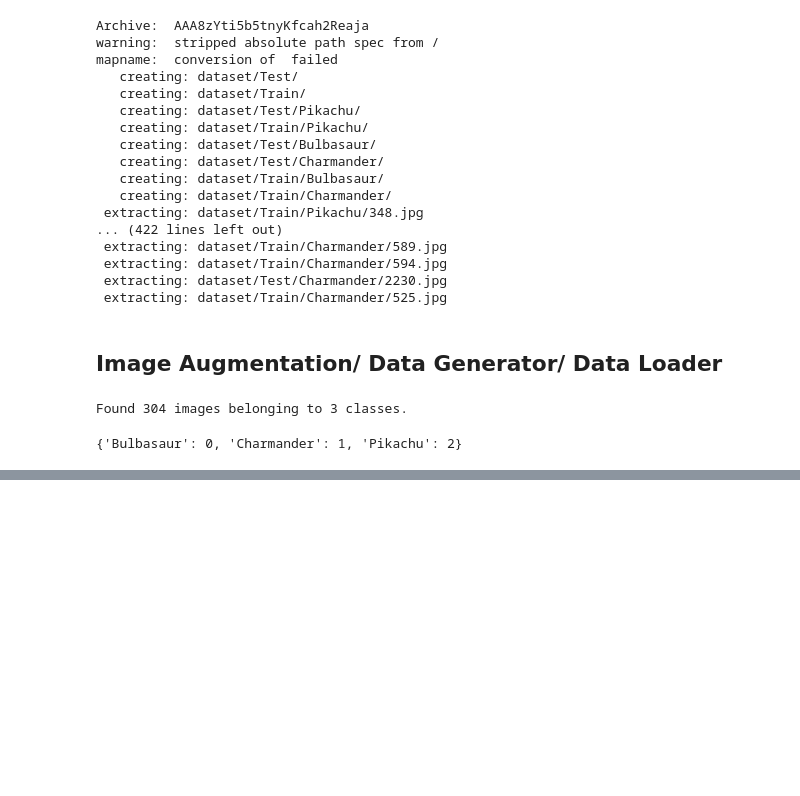
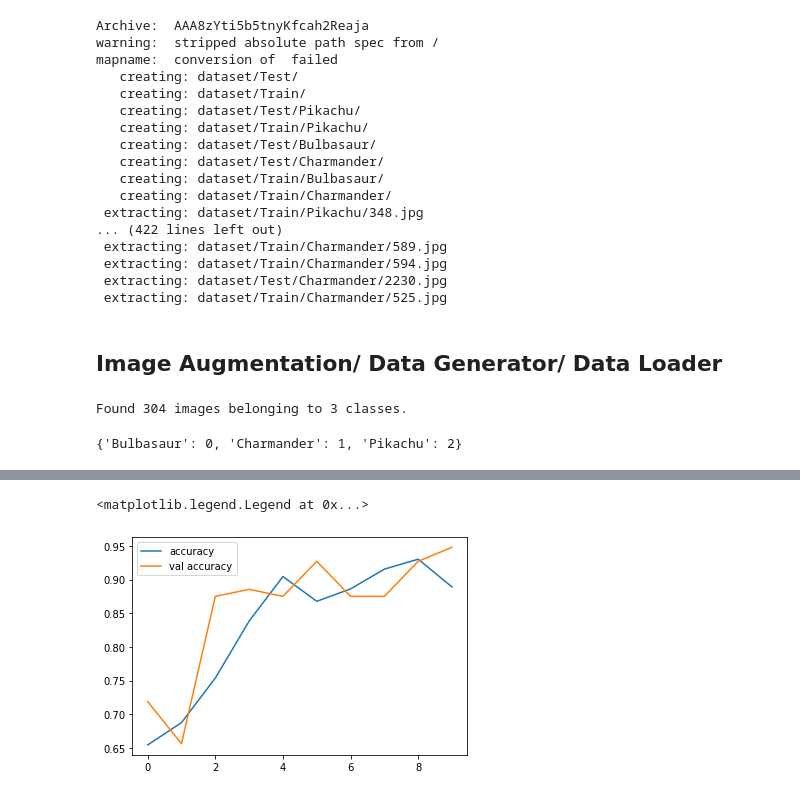
Before and after one commit to mohit2016/Intro-to-AI, a Jupyter notebook: Pokedex.ipynb, the cells around one changed output, grey strips where cells are left out. Cells and saved outputs as stored; diff of their text form; code cells hidden in the pictures; blank space fills up the shorter version.

```diff
--- a/Pokedex.ipynb
+++ b/Pokedex.ipynb
@@ -70,0 +93,14 @@ train_generator.class_indices
+# %%
+model = Sequential()
+ # input shape is only required for the first layer
+model.add( Conv2D(filters=32, kernel_size=(3,3), activation='relu', input_shape= (100,100,3)) )
+model.add( MaxPool2D(pool_size=(2,2)) )
+
+model.add( Conv2D(filters=64, kernel_size=(3,3), activation='relu') )
+model.add( MaxPool2D(pool_size=(2,2)) )
+
+model.add( Conv2D(filters=32, kernel_size=(3,3), activation='relu') )
+model.add( Flatten() )
+
+model.add( Dense(units=3, activation='softmax'))
+model.summary()
@@ -70,0 +125,5 @@ train_generator.class_indices
+# %%
+model.compile(optimizer='adam', loss='categorical_crossentropy', metrics=['accuracy'])
+# %%
+hist = model.fit_generator(train_generator, steps_per_epoch=304//32, epochs=10,
+                           validation_data=val_generator, validation_steps = 123//32)
@@ -70,0 +151,9 @@ train_generator.class_indices
+# %%
+model_history = hist.history
+# %%
+plt.plot(model_history['accuracy'], label="accuracy")
+plt.plot(model_history['val_accuracy'], label="val accuracy")
+plt.legend()
+# %% [output]
+<matplotlib.legend.Legend at 0x...>
+[figure, added]
```
Also changed, not shown: parts of 20 cells of this notebook, 2 other files.
